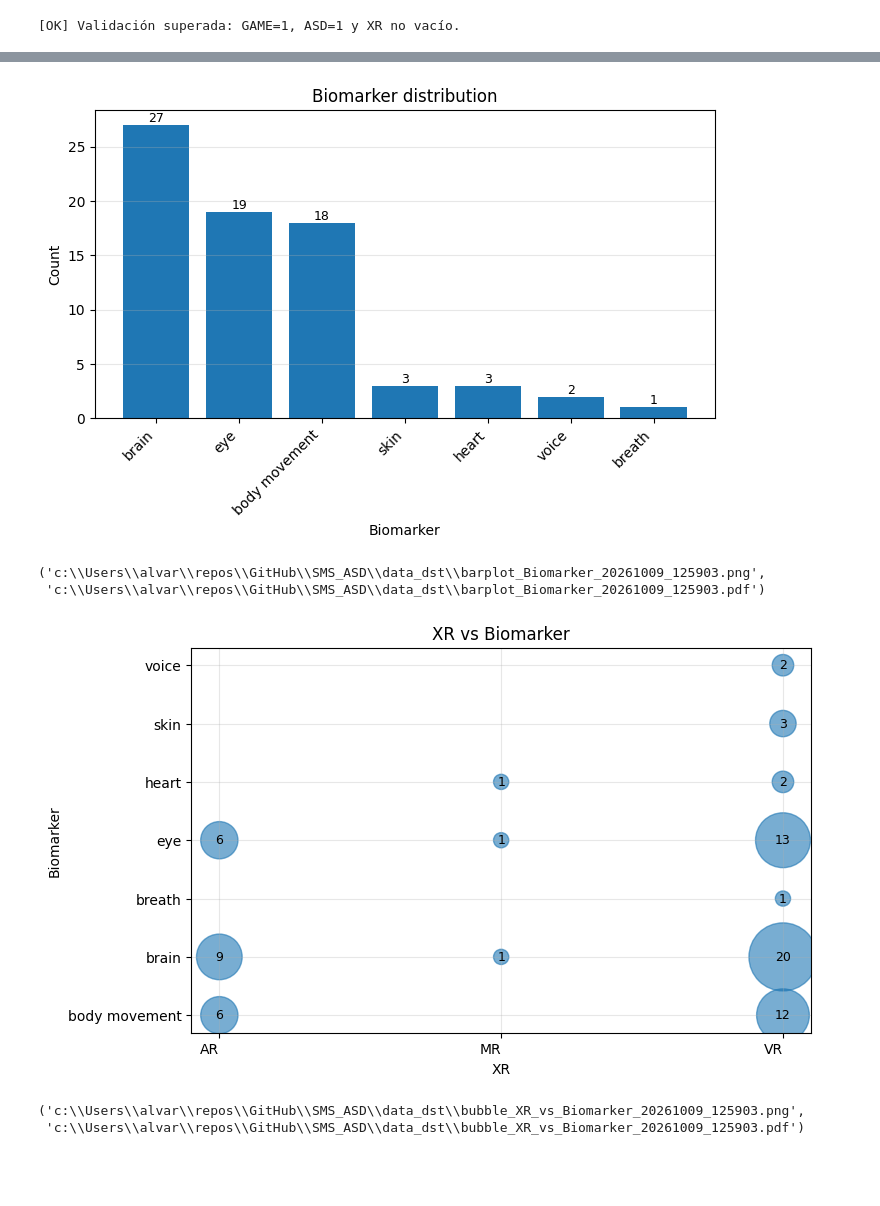
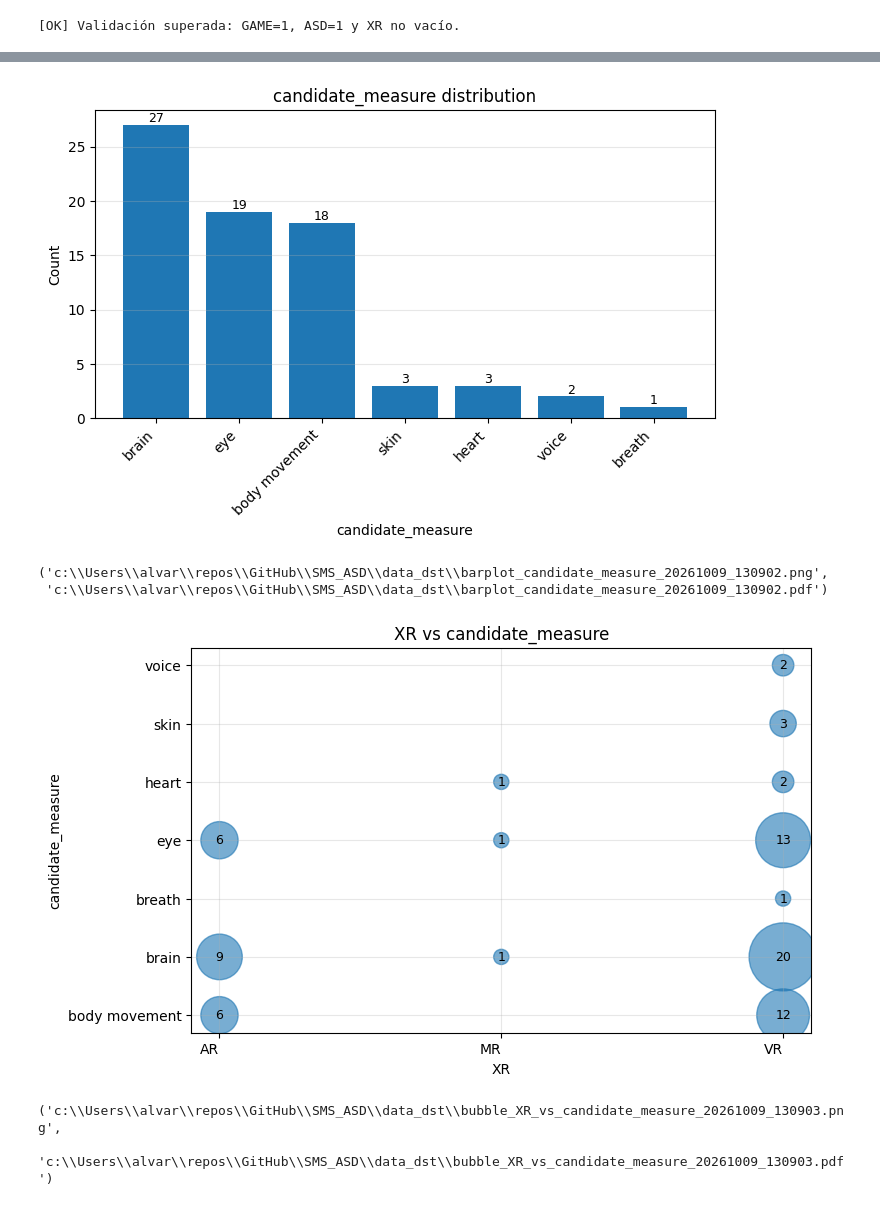
Before and after one commit to AlvaroNLM/SMS_ASD, a Jupyter notebook: plots.ipynb, the cells around one changed output, grey strips where cells are left out. Drawn from its saved outputs; the diff is of its cells as text; code cells hidden in the pictures; blank space fills up the shorter version.

Commit message:
Updated data

```diff
--- a/plots.ipynb
+++ b/plots.ipynb
@@ -31,3 +36,5 @@ Archivo cargado correctamente. Primeras filas:
+# %%
+df = renombrar_si_existe(df, "CAT_Biomarker", "CAT_candidate_measure")
 # %%
 df.head()
 # %% [output]
@@ -246,37 +253,37 @@ def plot_bar_xr(df, data_dst_path):
     )
 
 
-def plot_bar_biomarkers(df, data_dst_path):
+def plot_bar_candidate_measures(df, data_dst_path):
     return plot_bar_column(
         df=df,
-        col="Biomarker",
+        col="candidate_measure",
         data_dst_path=data_dst_path,
-        filename_base="barplot_Biomarker",
-        file_name_RQ="RQ2_barplot_Biomarkers",
+        filename_base="barplot_candidate_measure",
+        file_name_RQ="RQ2_barplot_candidate_measures",
         sep=",",
         rotate_labels=True
     )
 
 
-def plot_bubble_xr_biomarkers(df, data_dst_path):
+def plot_bubble_xr_candidate_measures(df, data_dst_path):
     return plot_bubble_categorical(
         df=df,
         x_col="XR",
-        y_col="Biomarker",
+        y_col="candidate_measure",
         data_dst_path=data_dst_path,
-        filename_base="bubble_XR_vs_Biomarker",
-        filename_RQ="RQ3_bubble_XR_vs_Biomarker",
+        filename_base="bubble_XR_vs_candidate_measure",
+        filename_RQ="RQ3_bubble_XR_vs_candidate_measure",
         sep=","
     )
 
-def plot_bubble_biomarkers_ai(df, data_dst_path):
+def plot_bubble_candidate_measures_ai(df, data_dst_path):
     return plot_bubble_categorical(
         df=df,
         x_col="AI",
-        y_col="Biomarker",
+        y_col="candidate_measure",
         data_dst_path=data_dst_path,
-        filename_base="bubble_AI_vs_Biomarker",
-        filename_RQ="RQ4_bubble_AI_vs_Biomarker",
+        filename_base="bubble_AI_vs_candidate_measure",
+        filename_RQ="RQ4_bubble_AI_vs_candidate_measure",
         sep=","
     )
 
@@ -322,11 +329,11 @@ def expand_multilabel_column(df, col, prefix=None, sep=","):
 
     return df, unique_values
 # %%
-if "CAT_Biomarker" in df.columns:
-        df = df.rename(columns={"CAT_Biomarker": "Biomarker"})
+if "CAT_candidate_measure" in df.columns:
+        df = df.rename(columns={"CAT_candidate_measure": "candidate_measure"})
 # %%
 df, xr_values = expand_multilabel_column(df, col="XR", prefix="XR")
-df, biomarker_values = expand_multilabel_column(df, col="Biomarker", prefix="Biomarker")
+df, candidate_measure_values = expand_multilabel_column(df, col="candidate_measure", prefix="candidate_measure")
 # %%
 def plot_bar_multilabel(df, columns, label_prefix, data_dst_path, filename_base):
     """
@@ -356,15 +363,15 @@ plot_bar_xr(df, data_dst_path)
 # %%
-plot_bar_biomarkers(df, data_dst_path)
+plot_bar_candidate_measures(df, data_dst_path)
 # %% [output]
-[figure, old version]
+[figure, new version]
-('c:\\Users\\alvar\\repos\\GitHub\\SMS_ASD\\data_dst\\barplot_Biomarker_20261009_125903.png',
- 'c:\\Users\\alvar\\repos\\GitHub\\SMS_ASD\\data_dst\\barplot_Biomarker_20261009_125903.pdf')
+('c:\\Users\\alvar\\repos\\GitHub\\SMS_ASD\\data_dst\\barplot_candidate_measure_20261009_130902.png',
+ 'c:\\Users\\alvar\\repos\\GitHub\\SMS_ASD\\data_dst\\barplot_candidate_measure_20261009_130902.pdf')
 # %%
-plot_bubble_xr_biomarkers(df, data_dst_path)
+plot_bubble_xr_candidate_measures(df, data_dst_path)
 # %% [output]
-[figure, old version]
+[figure, new version]
-('c:\\Users\\alvar\\repos\\GitHub\\SMS_ASD\\data_dst\\bubble_XR_vs_Biomarker_20261009_125903.png',
- 'c:\\Users\\alvar\\repos\\GitHub\\SMS_ASD\\data_dst\\bubble_XR_vs_Biomarker_20261009_125903.pdf')
+('c:\\Users\\alvar\\repos\\GitHub\\SMS_ASD\\data_dst\\bubble_XR_vs_candidate_measure_20261009_130903.png',
+ 'c:\\Users\\alvar\\repos\\GitHub\\SMS_ASD\\data_dst\\bubble_XR_vs_candidate_measure_20261009_130903.pdf')
 # %%
 plot_bubble_xr_ai(df, data_dst_path)
 # %% [output]
```
Also changed, not shown: parts of 6 cells of this notebook, 33 other files.
